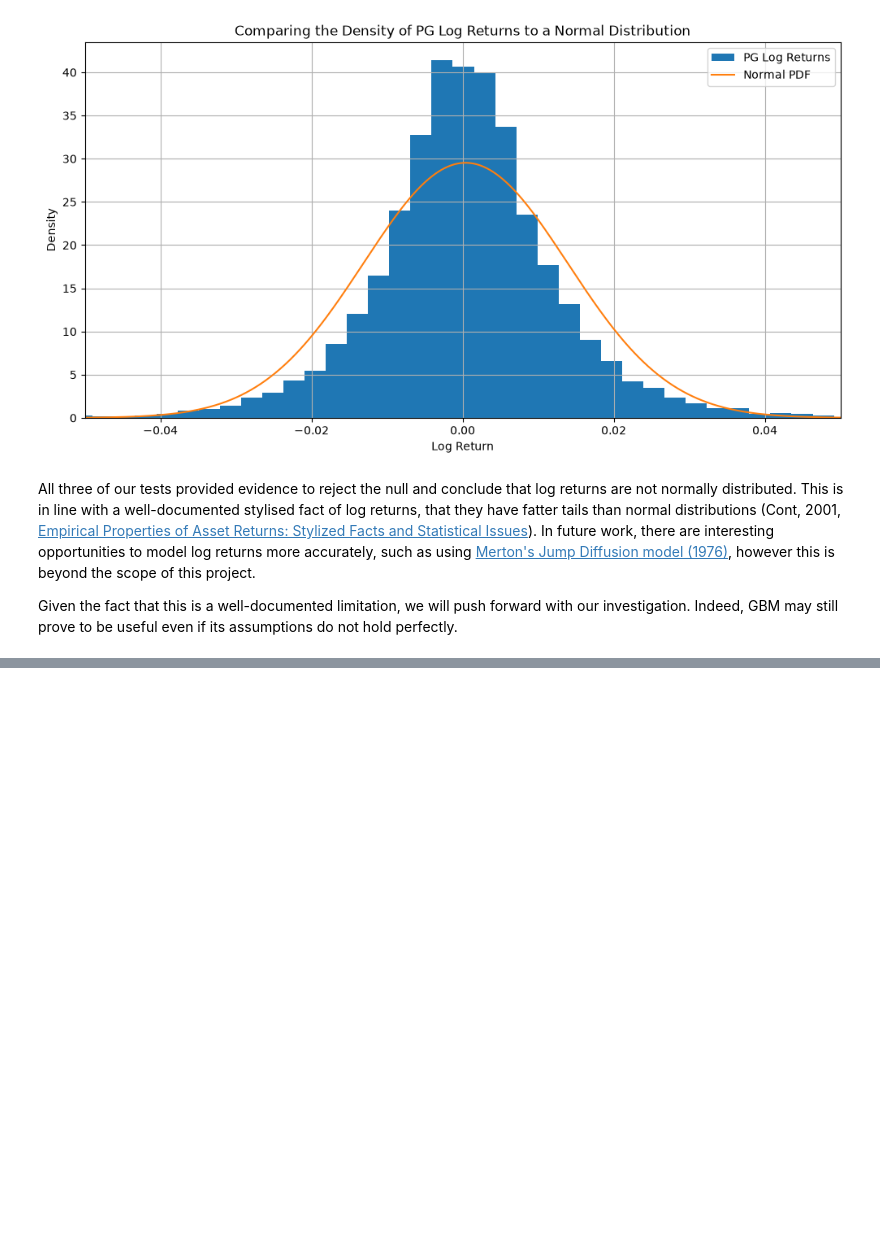
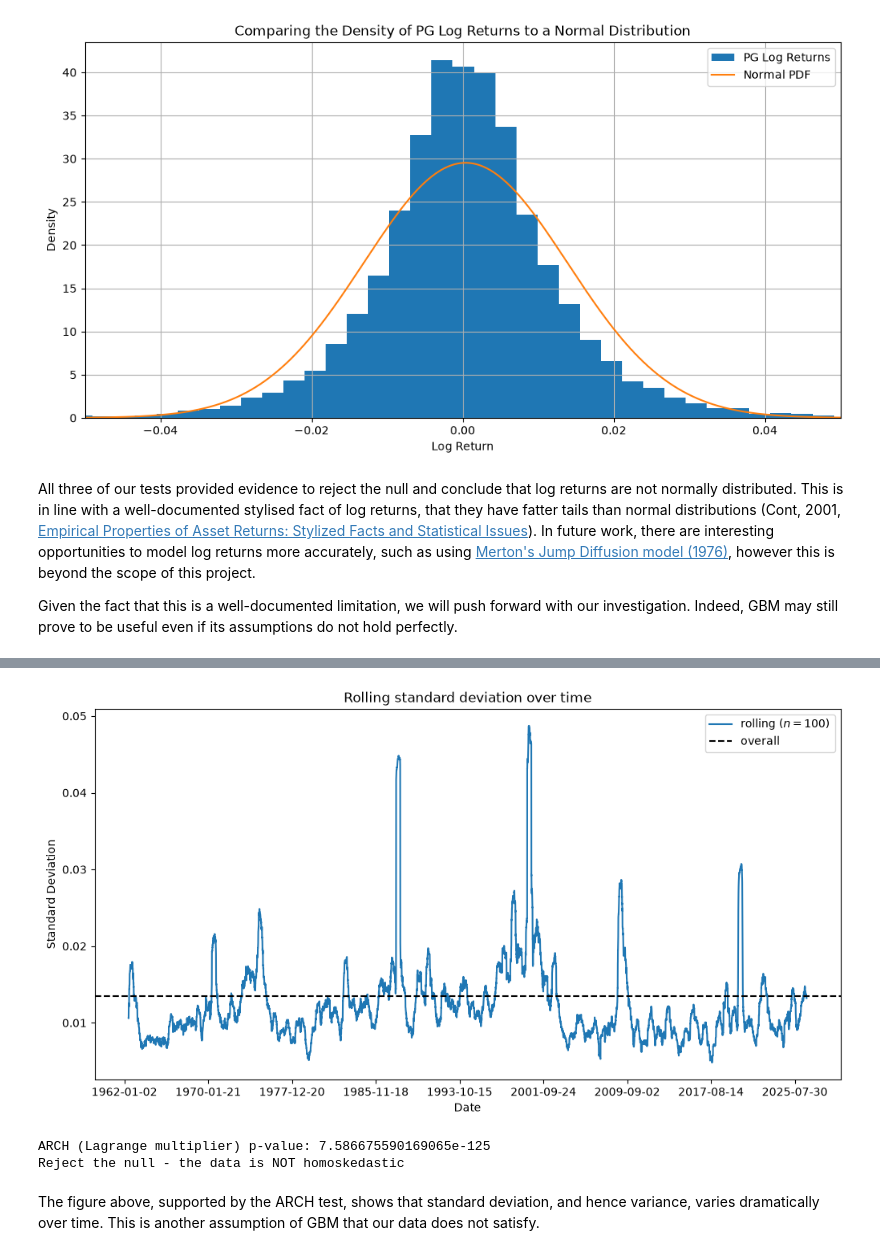
Before and after one commit to BenJonesData/equity-random-walk-exploration, a Jupyter notebook: notebooks/02_return_distribution_analysis.ipynb, the cells around one changed output, grey strips where cells are left out. Cells and saved outputs as stored; diff of their text form; code cells hidden in the pictures; blank space fills up the shorter version.

```diff
--- a/notebooks/02_return_distribution_analysis.ipynb
+++ b/notebooks/02_return_distribution_analysis.ipynb
@@ -9,4 +10,4 @@ from scipy.stats import norm, jarque_bera, shapiro, probplot, kstest
 from statsmodels.distributions.empirical_distribution import ECDF
 # %%
-df = pd.read_csv("../data/pg_daily.csv")
+df = pd.read_csv("../data/pg_daily.csv", index_col="date")
 # %%
@@ -114,0 +129,14 @@ Given the fact that this is a well-documented limitation, we will push forward w
+# %%
+plt.figure(figsize=(12, 6))
+
+df['log_return'].rolling(100).std().plot(label="rolling ($n=100$)")
+plt.axhline(y=df['log_return'].std(), label="overall ", color='black', linestyle='--')
+
+
+plt.title("Rolling standard deviation over time")
+plt.xlabel("Date")
+plt.ylabel("Standard Deviation")
+plt.legend()
+plt.show()
+# %% [output]
+[figure, added]
@@ -114,0 +145,7 @@ Given the fact that this is a well-documented limitation, we will push forward w
+# %%
+pvalue_handler(arch_pvalue, "ARCH (Lagrange multiplier)", "homoskedastic")
+# %% [output]
+ARCH (Lagrange multiplier) p-value: 7.586675590169065e-125
+Reject the null - the data is NOT homoskedastic
+# %% [markdown]
+The figure above, supported by the ARCH test, shows that standard deviation, and hence variance, varies dramatically over time. This is another assumption of GBM that our data does not satisfy.
```
Also changed, not shown: parts of 10 cells of this notebook.
